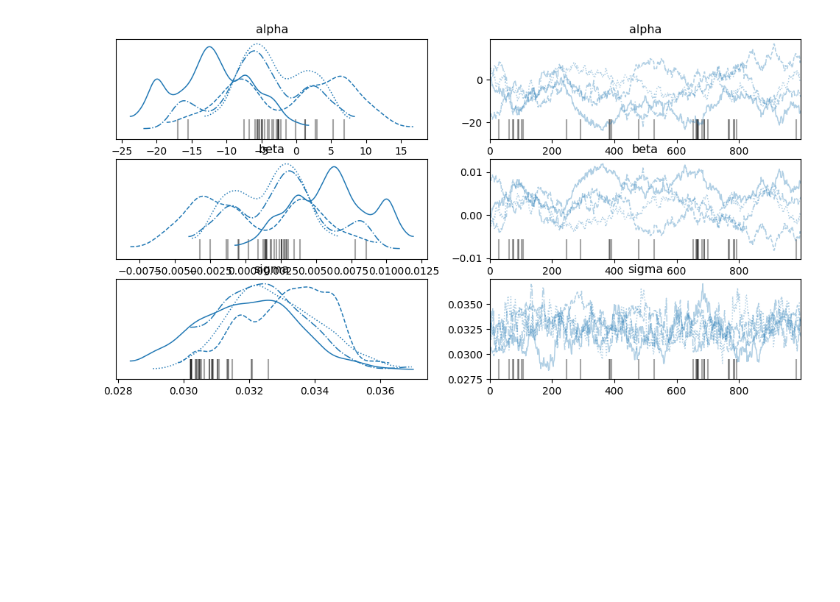
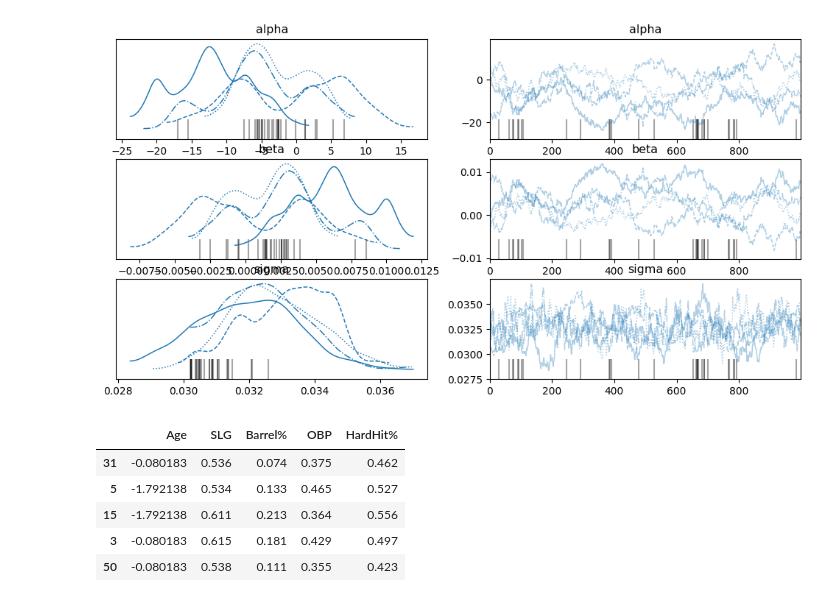
Before and after one commit to alexanderneva/baseball, a Jupyter notebook: test_run.ipynb, the cells around one changed output. Cells and saved outputs as stored; diff of their text form; code cells hidden in the pictures; blank space fills up the shorter version.

```diff
--- a/Untitled.ipynb
+++ b/test_run.ipynb
@@ -144,3 +144,16 @@ array([[<Axes: title={'center': 'alpha'}>,
        [<Axes: title={'center': 'sigma'}>,
         <Axes: title={'center': 'sigma'}>]], dtype=object)
 [figure]
+# %%
+data_m0 = data[['Age','SLG','Barrel%','OBP','HardHit%']]
+# normalizing the age value
+ages_normal = (data['Age'] - data['Age'].mean()) / data['Age'].std()
+data_m0['Age'] = ages_normal
+data_m0.head()
+# %% [output]
+|  | Age | SLG | Barrel% | OBP | HardHit% |
+| 31 | -0.080183 | 0.536 | 0.074 | 0.375 | 0.462 |
+| 5 | -1.792138 | 0.534 | 0.133 | 0.465 | 0.527 |
+| 15 | -1.792138 | 0.611 | 0.213 | 0.364 | 0.556 |
+| 3 | -0.080183 | 0.615 | 0.181 | 0.429 | 0.497 |
+| 50 | -0.080183 | 0.538 | 0.111 | 0.355 | 0.423 |
```
Also changed, not shown: parts of 3 cells of this notebook.
